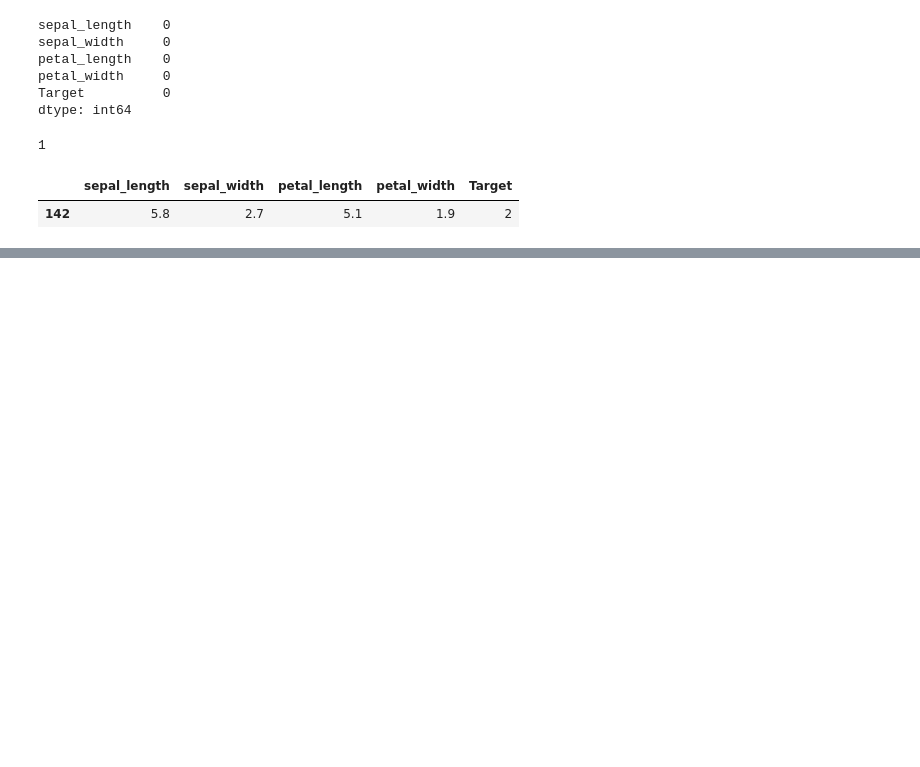
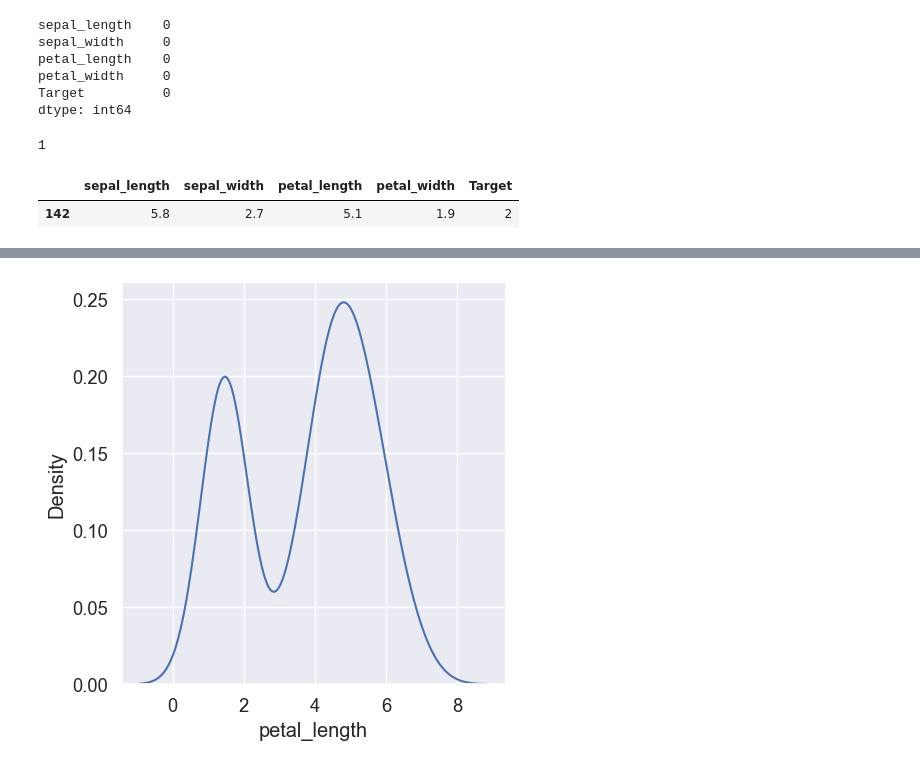
Before and after one commit to ChaesongYun/ML, a Jupyter notebook: classification.ipynb, the cells around one changed output, grey strips where cells are left out. Cells and saved outputs as stored; diff of their text form; code cells hidden in the pictures; blank space fills up the shorter version.

```diff
--- a/classification.ipynb
+++ b/classification.ipynb
@@ -140,0 +198,7 @@ df.loc[df.duplicated(), :]
+# %%
+# petal_length 값의 분포 - displot 함수(ked 밀도 함수 그래프)
+
+sns.displot(x='petal_length', kind='kde', data=df)
+plt.show()
+# %% [output]
+[figure, added]
```
Also changed, not shown: parts of 9 cells of this notebook.
